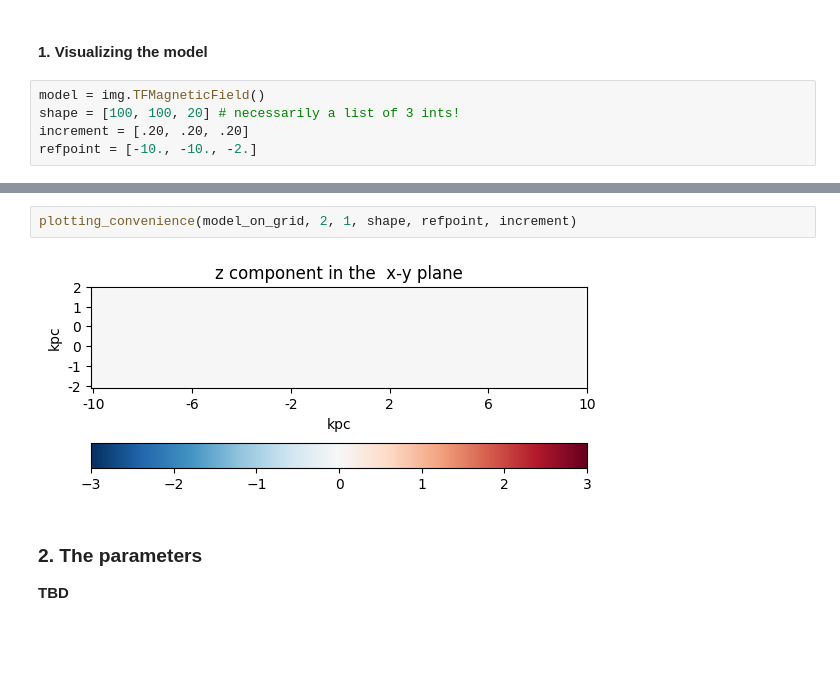
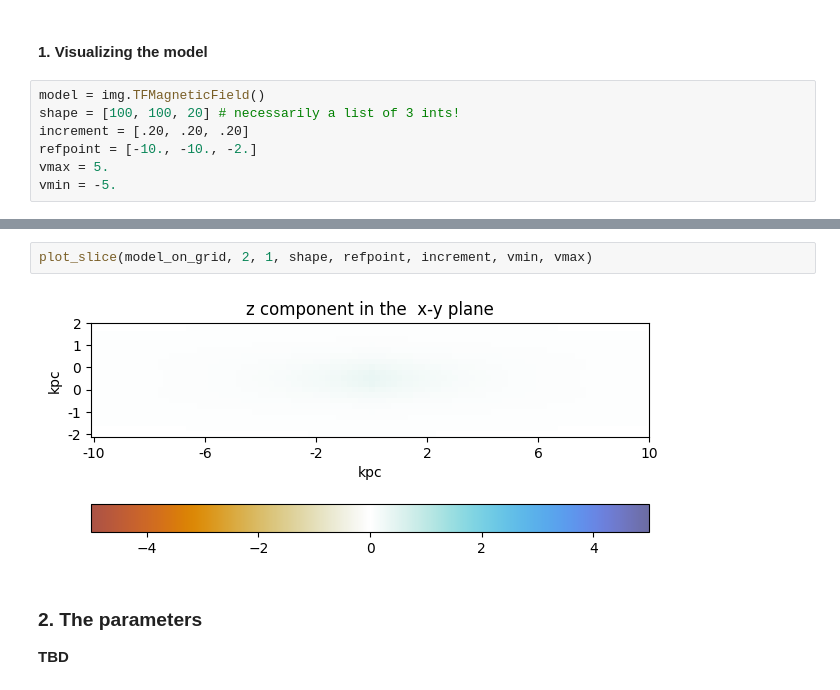
Before and after one commit to rafaelab/imagine-models, a Jupyter notebook: demos/python/model_examples/tf17_demo.ipynb, the cells around one changed output, grey strips where cells are left out. Drawn from its saved outputs; the diff is of its cells as text; blank space fills up the shorter version.

```diff
--- a/demos/python/model_examples/tf17_demo.ipynb
+++ b/demos/python/model_examples/tf17_demo.ipynb
@@ -50,5 +16,7 @@ model = img.TFMagneticField()
 shape = [100, 100, 20] # necessarily a list of 3 ints!
 increment = [.20, .20, .20]
 refpoint = [-10., -10., -2.]
+vmax = 5.
+vmin = -5.
 # %%
 model_on_grid = model.on_grid(shape=shape, reference_point=refpoint, increment=increment)
@@ -74,7 +42,7 @@ plotting_convenience(model_on_grid, 1, 1, shape, refpoint, increment)
 # %%
-plotting_convenience(model_on_grid, 2, 1, shape, refpoint, increment)
+plot_slice(model_on_grid, 2, 1, shape, refpoint, increment, vmin, vmax)
 # %% [output]
-[figure, old version]
+[figure, new version]
 # %% [markdown]
 ### 2. The parameters
 
```
Also changed, not shown: parts of 6 cells of this notebook, 9 other files.
